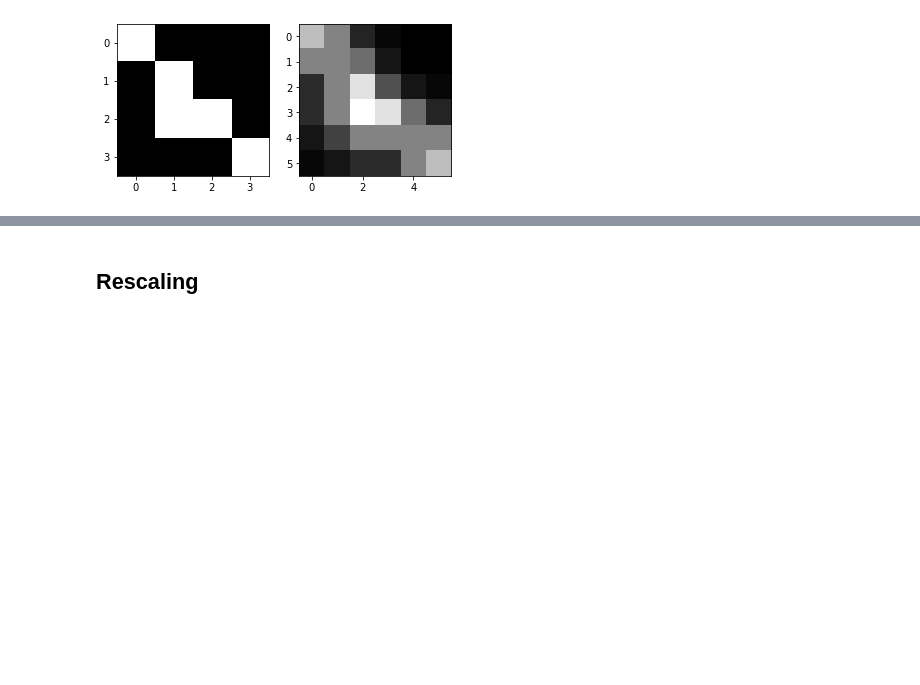
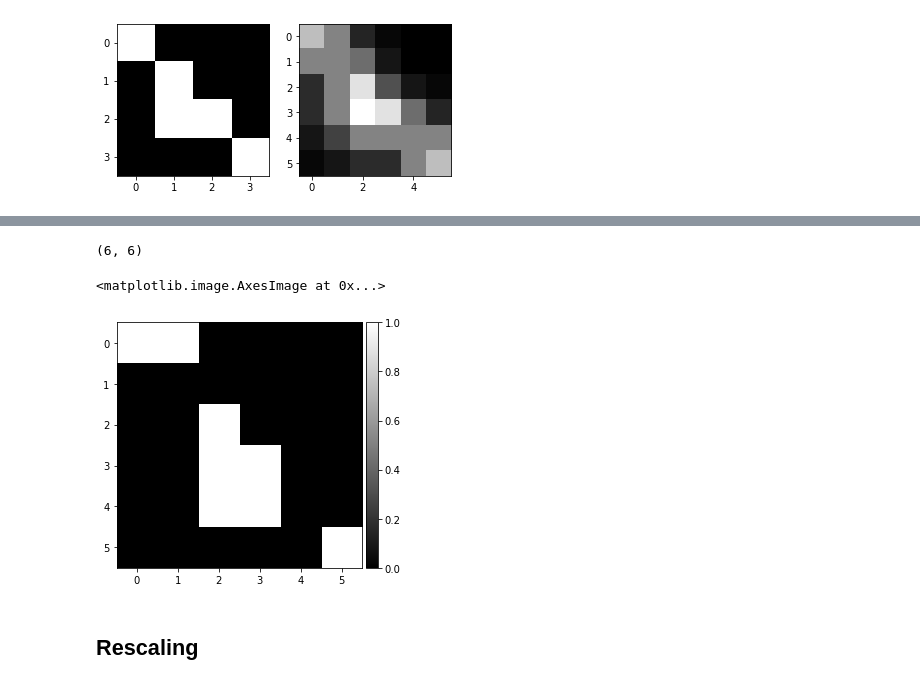
Before and after one commit to datacorner/les-tutos-datacorner.fr, a Jupyter notebook: computer-vision/image-processing/image-processing-post-4.ipynb, the cells around one changed output, grey strips where cells are left out. Drawn from its saved outputs; the diff is of its cells as text; code cells hidden in the pictures; blank space fills up the shorter version.

```diff
--- a/computer-vision/image-processing/image-processing-post-4.ipynb
+++ b/computer-vision/image-processing/image-processing-post-4.ipynb
@@ -29,7 +36,7 @@ axes[1].imshow(rotated, cmap=plt.get_cmap('gray'))
 # %% [markdown]
 ## Resizing
 # %%
-resized_img = transform.resize(image_test, (6,6))
+resized_img = transform.resize(image=image_test, output_shape=(6,6), preserve_range=True)
 _, axes = plt.subplots(ncols=2)
 axes[0].imshow(image_test, cmap=plt.get_cmap('gray'))
 axes[1].imshow(resized_img, cmap=plt.get_cmap('gray'))
@@ -39,3 +61,13 @@ axes[1].imshow(resized_img, cmap=plt.get_cmap('gray'))
+# %%
+resized_img.shape
+# %% [output]
+(6, 6)
+# %%
+intresized = resized_img > 0.5
+imshow(intresized.astype('int32'), cmap=plt.get_cmap('gray'))
+# %% [output]
+<matplotlib.image.AxesImage at 0x...>
+[figure, added]
 # %% [markdown]
 ## Rescaling
 # %%
```
Also changed, not shown: parts of 14 cells of this notebook.
